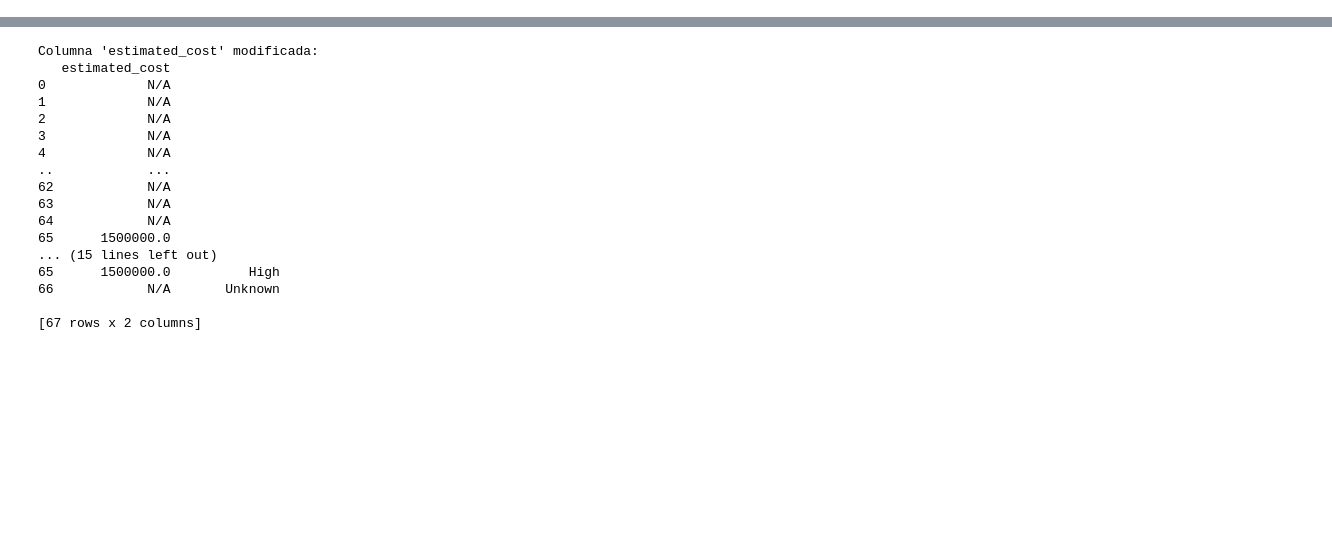
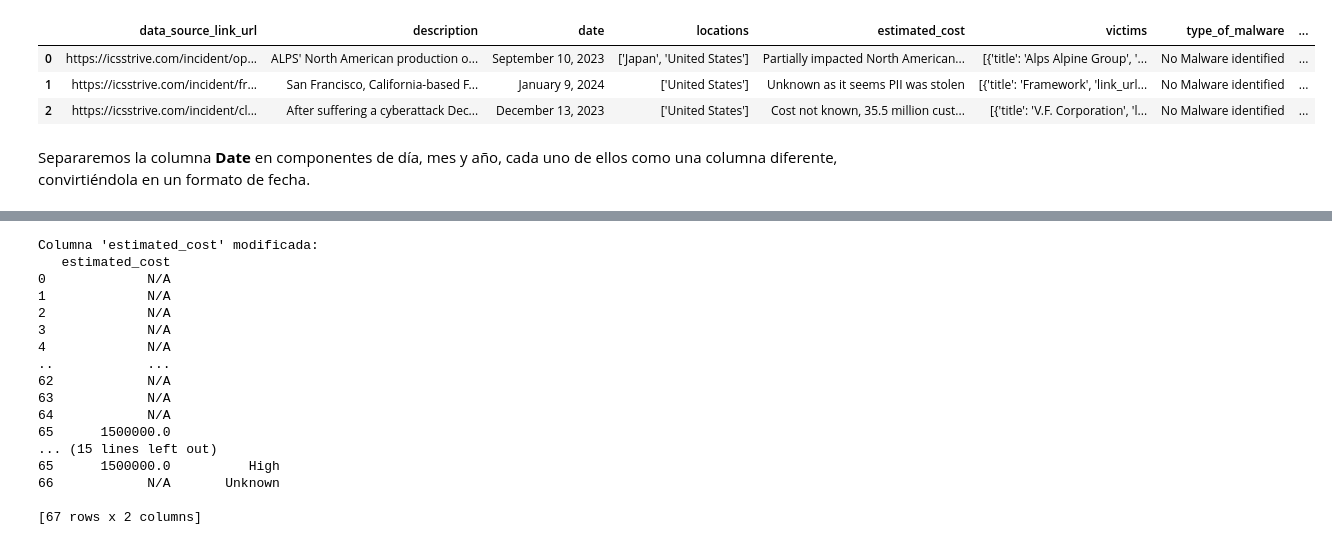
Before and after one commit to sdomialo/DeNexus_CSV-Analysis, a Jupyter notebook: ICSSTRIVE_clean.ipynb, the cells around one changed output, grey strips where cells are left out. Saved outputs shown, nothing was run; the diff lists cells and outputs as text; code cells hidden in the pictures; blank space fills up the shorter version.

```diff
--- a/ICSSTRIVE_clean.ipynb
+++ b/ICSSTRIVE_clean.ipynb
@@ -187,0 +82,9 @@ Columna 'locations' actualizada:
+# %%
+df.head(3)
+# %% [output]
+|  | data_source_link_url | description | date | locations | estimated_cost | victims | type_of_malware | ... |
+| 0 | https://icsstrive.com/incident/op... | ALPS' North American production o... | September 10, 2023 | ['Japan', 'United States'] | Partially impacted North American... | [{'title': 'Alps Alpine Group', '... | No Malware identified | ... |
+| 1 | https://icsstrive.com/incident/fr... | San Francisco, California-based F... | January 9, 2024 | ['United States'] | Unknown as it seems PII was stolen | [{'title': 'Framework', 'link_url... | No Malware identified | ... |
+| 2 | https://icsstrive.com/incident/cl... | After suffering a cyberattack Dec... | December 13, 2023 | ['United States'] | Cost not known, 35.5 million cust... | [{'title': 'V.F. Corporation', 'l... | No Malware identified | ... |
+# %% [markdown]
+Separaremos la columna **Date** en componentes de día, mes y año, cada uno de ellos como una columna diferente, convirtiéndola en un formato de fecha.
```
Also changed, not shown: parts of 72 cells of this notebook, 1 other file.
